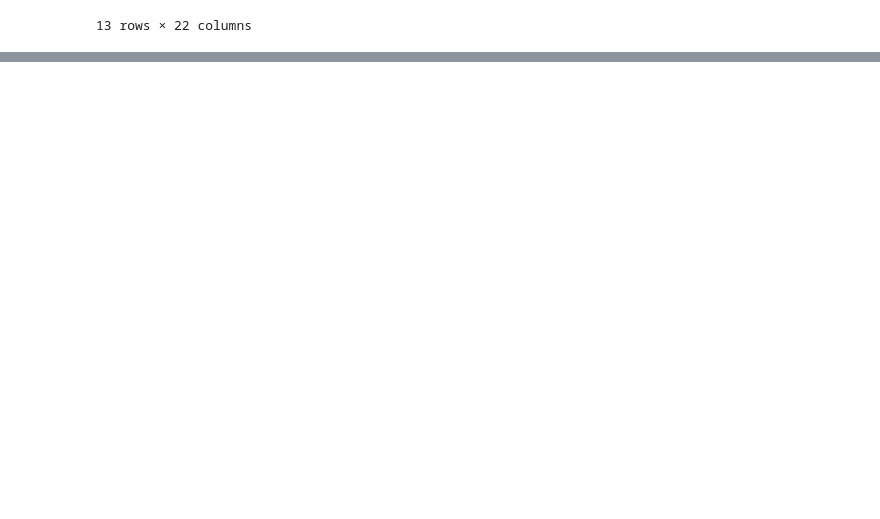
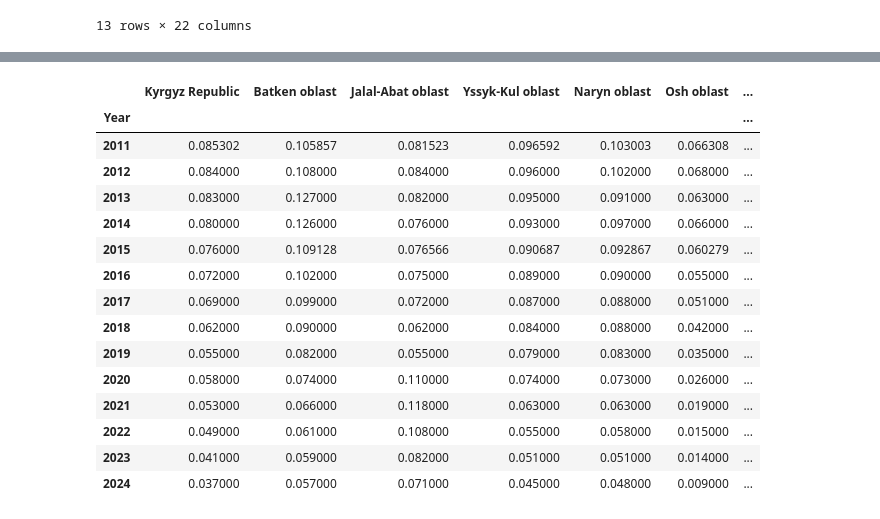
Before and after one commit to rus5sp/DAV-Project, a Jupyter notebook: cleaning.ipynb, the cells around one changed output, grey strips where cells are left out. Saved outputs shown, nothing was run; the diff lists cells and outputs as text; code cells hidden in the pictures; blank space fills up the shorter version.

```diff
--- a/cleaning.ipynb
+++ b/cleaning.ipynb
@@ -349,0 +373,43 @@ clean_monthly_salaries
+# %%
+clean_unemployment = unemployment.copy()
+
+clean_unemployment = clean_unemployment.drop(columns=["Көрсөткүчтөрдүн аталыштары", "Наименование показателей"])
+clean_unemployment.dropna(inplace=True)
+clean_unemployment = clean_unemployment.set_index('Items').T
+
+clean_unemployment.index = pd.to_datetime(clean_unemployment.index, format='%Y').year
+clean_unemployment.index.name = 'Year'
+
+clean_unemployment.columns.name = None
+
+# Convert all columns to float, handling non-numeric values
+clean_unemployment = clean_unemployment.apply(pd.to_numeric, errors='coerce')
+
+# Convert percentage values to proportions
+clean_unemployment = clean_unemployment / 100
+
+clean_unemployment = clean_unemployment.drop(index=[2006, 2007, 2008, 2009, 2010])
+
+# Impute missing values for Osh city based on trend
+# Trend of unemployment decreasing by 0.003 each year
+clean_unemployment.loc[2011, 'Osh city'] = clean_unemployment.loc[2013, 'Osh city'] + 0.006
+clean_unemployment.loc[2012, 'Osh city'] = clean_unemployment.loc[2013, 'Osh city'] + 0.003
+# %%
+clean_unemployment
+# %% [output]
+|  | Kyrgyz Republic | Batken oblast | Jalal-Abat oblast | Yssyk-Kul oblast | Naryn oblast | Osh oblast | ... |
+| Year |  |  |  |  |  |  | ... |
+| 2011 | 0.085302 | 0.105857 | 0.081523 | 0.096592 | 0.103003 | 0.066308 | ... |
+| 2012 | 0.084000 | 0.108000 | 0.084000 | 0.096000 | 0.102000 | 0.068000 | ... |
+| 2013 | 0.083000 | 0.127000 | 0.082000 | 0.095000 | 0.091000 | 0.063000 | ... |
+| 2014 | 0.080000 | 0.126000 | 0.076000 | 0.093000 | 0.097000 | 0.066000 | ... |
+| 2015 | 0.076000 | 0.109128 | 0.076566 | 0.090687 | 0.092867 | 0.060279 | ... |
+| 2016 | 0.072000 | 0.102000 | 0.075000 | 0.089000 | 0.090000 | 0.055000 | ... |
+| 2017 | 0.069000 | 0.099000 | 0.072000 | 0.087000 | 0.088000 | 0.051000 | ... |
+| 2018 | 0.062000 | 0.090000 | 0.062000 | 0.084000 | 0.088000 | 0.042000 | ... |
+| 2019 | 0.055000 | 0.082000 | 0.055000 | 0.079000 | 0.083000 | 0.035000 | ... |
+| 2020 | 0.058000 | 0.074000 | 0.110000 | 0.074000 | 0.073000 | 0.026000 | ... |
+| 2021 | 0.053000 | 0.066000 | 0.118000 | 0.063000 | 0.063000 | 0.019000 | ... |
+| 2022 | 0.049000 | 0.061000 | 0.108000 | 0.055000 | 0.058000 | 0.015000 | ... |
+| 2023 | 0.041000 | 0.059000 | 0.082000 | 0.051000 | 0.051000 | 0.014000 | ... |
+| 2024 | 0.037000 | 0.057000 | 0.071000 | 0.045000 | 0.048000 | 0.009000 | ... |
```
Also changed, not shown: parts of 4 cells of this notebook.
